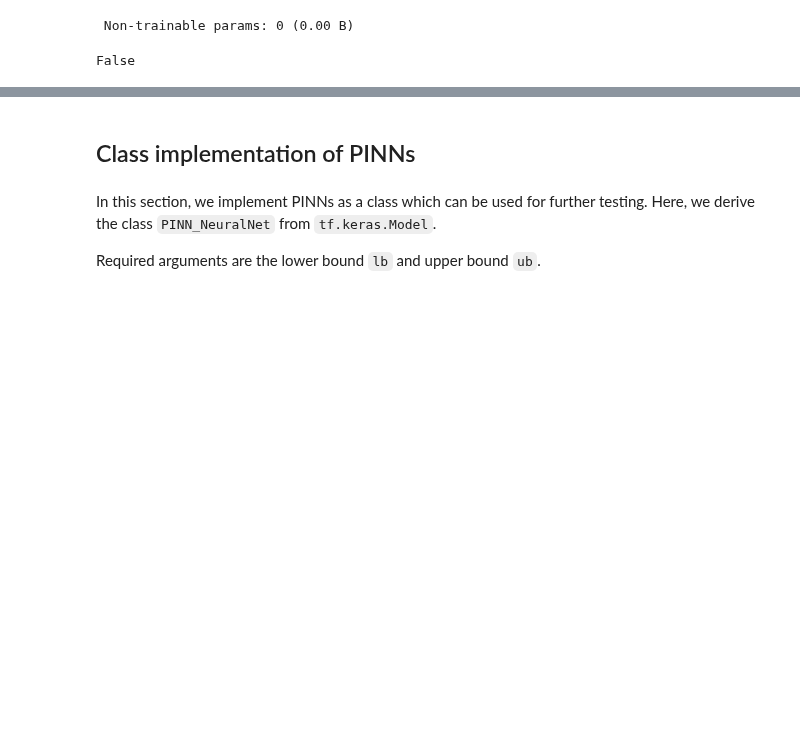
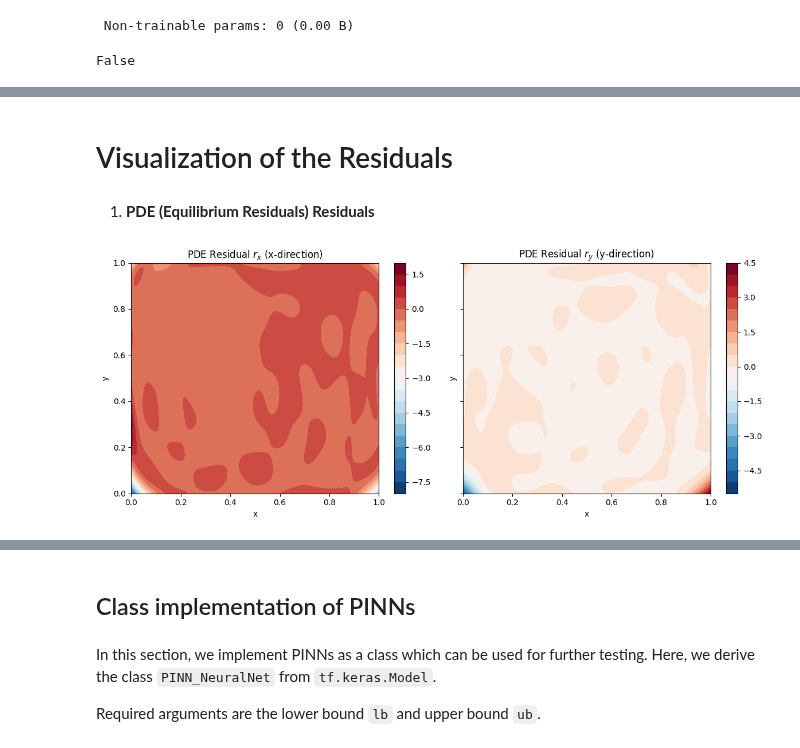
Before and after one commit to submerged-in-matrix/PINN_2D_Elasticity, a Jupyter notebook: Notebook/P_3_PINN_Linear_Elasticity.ipynb, the cells around one changed output, grey strips where cells are left out. Cells and saved outputs as stored; diff of their text form; code cells hidden in the pictures; blank space fills up the shorter version.

```diff
--- a/Notebook/P_3_PINN_Linear_Elasticity.ipynb
+++ b/Notebook/P_3_PINN_Linear_Elasticity.ipynb
@@ -829,0 +823,33 @@ plt.show()
+# %% [markdown]
+# Visualization of the Residuals
+# %% [markdown]
+1. **PDE (Equilibrium Residuals) Residuals**
+# %%
+import matplotlib.pyplot as plt
+
+# Compute equilibrium residuals across your grid
+rx_grid, ry_grid = get_eq_r(PINN, Xgrid)
+
+# Convert to numpy arrays (if not already)
+rx_plot = rx_grid.numpy().flatten()
+ry_plot = ry_grid.numpy().flatten()
+
+# Create side-by-side plots
+fig, axes = plt.subplots(1, 2, figsize=(12, 5), sharey=True)
+
+c1 = axes[0].tricontourf(Xgrid[:,0], Xgrid[:,1], rx_plot, 20, cmap='RdBu_r')
+fig.colorbar(c1, ax=axes[0])
+axes[0].set_title(r'PDE Residual $r_x$ (x-direction)')
+axes[0].set_xlabel('x')
+axes[0].set_ylabel('y')
+
+c2 = axes[1].tricontourf(Xgrid[:,0], Xgrid[:,1], ry_plot, 20, cmap='RdBu_r')
+fig.colorbar(c2, ax=axes[1])
+axes[1].set_title(r'PDE Residual $r_y$ (y-direction)')
+axes[1].set_xlabel('x')
+axes[1].set_ylabel('y')
+
+plt.tight_layout()
+plt.show()
+# %% [output]
+[figure, added]
```
Also changed, not shown: parts of 31 cells of this notebook.
